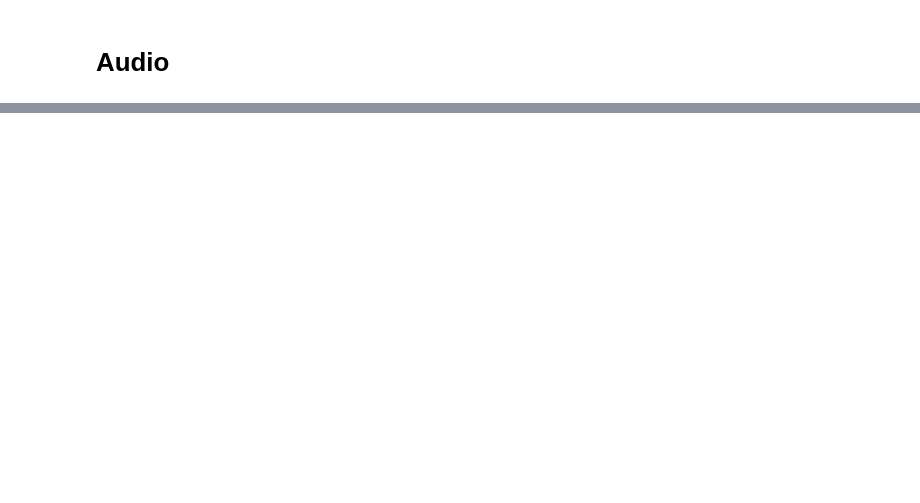
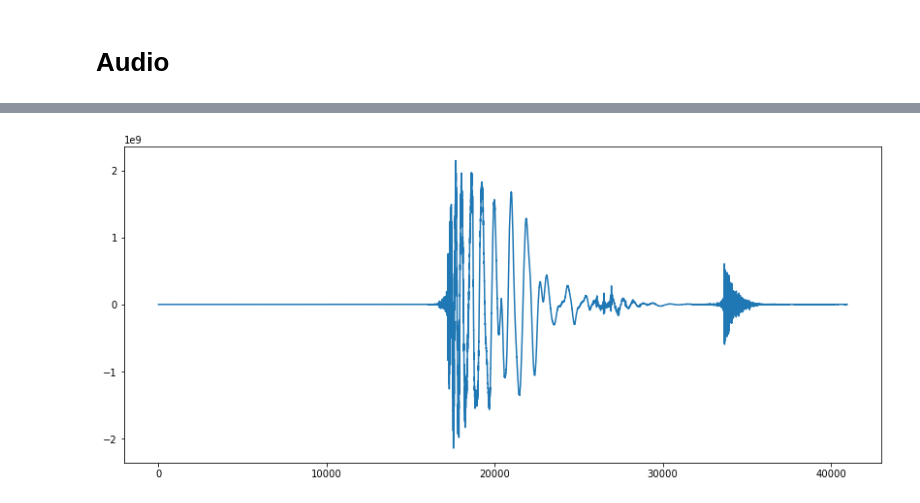
Before and after one commit to coffeenmusic/MusicVideoMaker, a Jupyter notebook: Music_Video_Maker.ipynb, the cells around one changed output, grey strips where cells are left out. Cells and saved outputs as stored; diff of their text form; code cells hidden in the pictures; blank space fills up the shorter version.

```diff
--- a/Music_Video_Maker.ipynb
+++ b/Music_Video_Maker.ipynb
@@ -122,0 +116,41 @@ get_split_times(n_data)
+# %%
+def open_stream(audio_file, CHUNK_MUL=1):
+    CHUNK = 1024*CHUNK_MUL
+
+    wf = wave.open(audio_file, 'rb')
+    RATE = wf.getframerate()
+    FPS = RATE / CHUNK
+
+    p = pyaudio.PyAudio()
+
+    stream = p.open(format=p.get_format_from_width(wf.getsampwidth()),
+                    channels=wf.getnchannels(),
+                    rate=RATE,
+                    output=True)
+
+    return stream, wf, CHUNK, RATE
+
+def get_audio_data():
+    stream, wf, CHUNK, RATE = open_stream(AUD_FILE)
+
+    cnt = 0
+    while True:
+        # Read next frame
+        data = wf.readframes(CHUNK)
+        if len(data) < CHUNK:
+            break
+
+        data_int = np.frombuffer(data, dtype=np.int32) # Read bytes to int
+        data_int = np.resize(data_int, (1, CHUNK)) # Handle final CHUNK where size might be less than CHUNK size
+
+        if cnt == 0:
+            all_data = data_int.copy()
+        else:
+            all_data = np.append(all_data, data_int, axis=0)
+
+        cnt += 1
+
+    return all_data, CHUNK, RATE
+# %%
+audio_data, CHUNK, RATE = get_audio_data()
+#audio_data = [v for chunk in audio_data for v in chunk] # Flatten
@@ -122,0 +202,6 @@ get_split_times(n_data)
+# %%
+plt.figure(figsize=(14,6))
+plt.plot([v for chunk in audio_data[:10] for v in chunk])
+plt.show()
+# %% [output]
+[figure, added]
```
Also changed, not shown: parts of 31 cells of this notebook, 2 other files.
